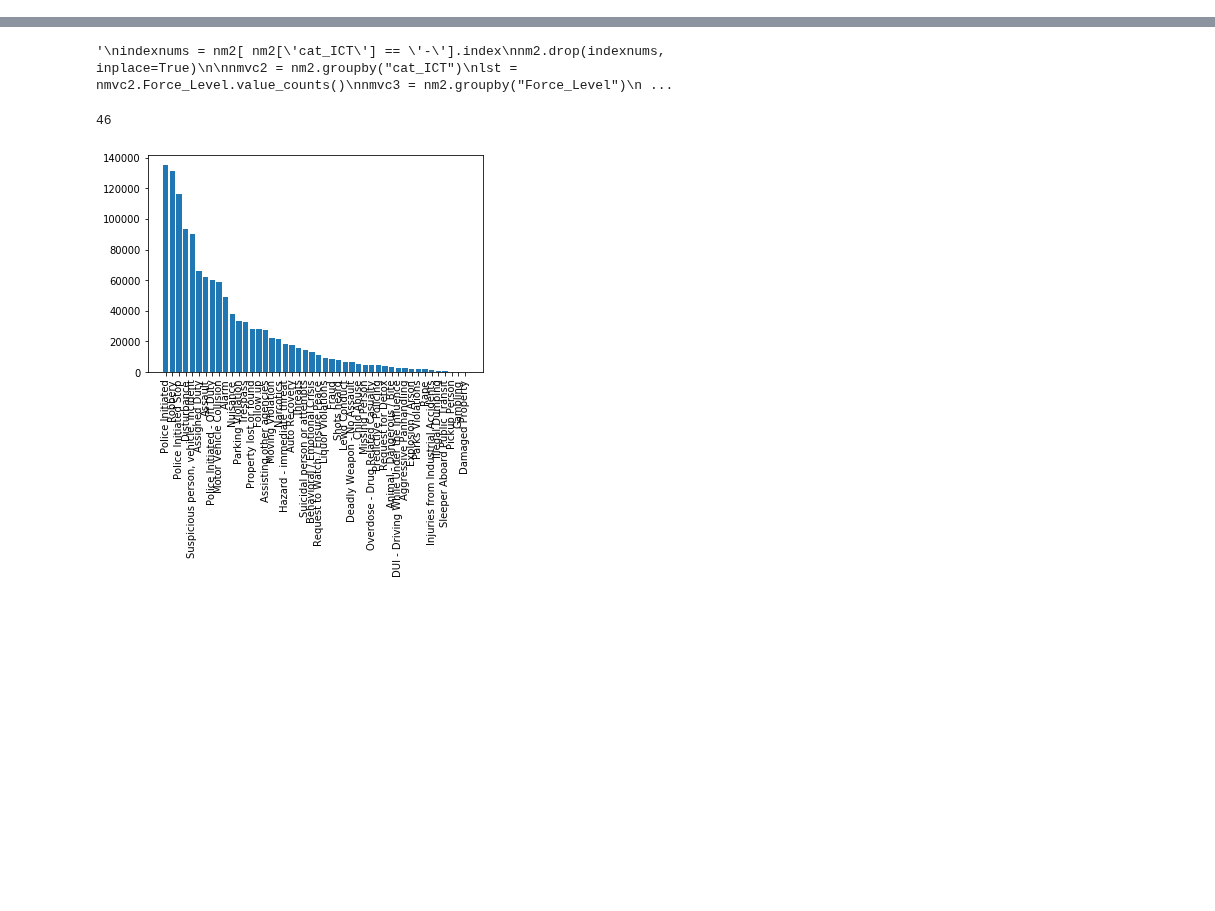
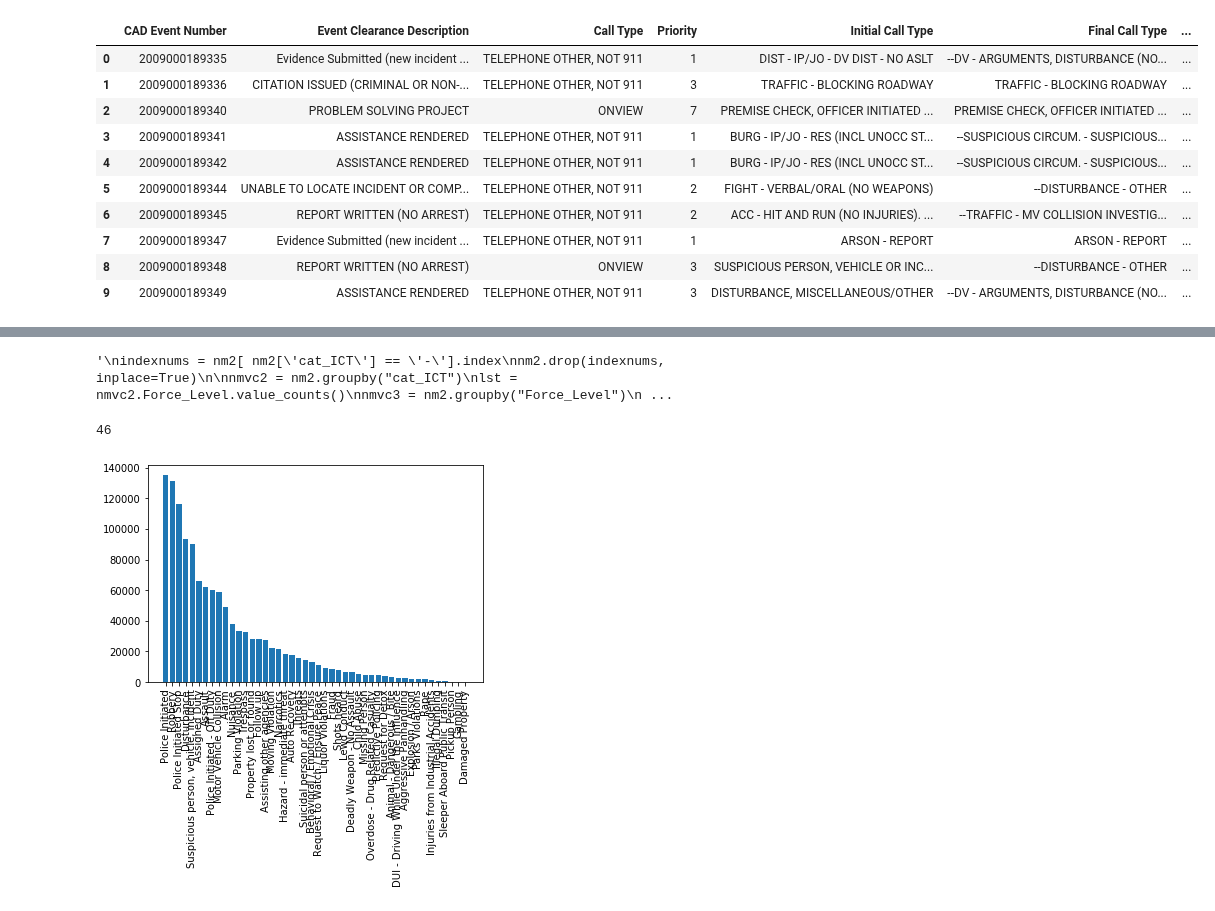
Before and after one commit to SarahMBurgart/use-of-force, a Jupyter notebook: Modeling.ipynb, the cells around one changed output, grey strips where cells are left out. Cells and saved outputs as stored; diff of their text form; code cells hidden in the pictures; blank space fills up the shorter version.

```diff
--- a/Modeling.ipynb
+++ b/Modeling.ipynb
@@ -24,0 +29,14 @@ from sklearn.metrics import classification_report
+# %%
+smol
+# %% [output]
+|  | CAD Event Number | Event Clearance Description | Call Type | Priority | Initial Call Type | Final Call Type | ... |
+| 0 | 2009000189335 | Evidence Submitted (new incident ... | TELEPHONE OTHER, NOT 911 | 1 | DIST - IP/JO - DV DIST - NO ASLT | --DV - ARGUMENTS, DISTURBANCE (NO... | ... |
+| 1 | 2009000189336 | CITATION ISSUED (CRIMINAL OR NON-... | TELEPHONE OTHER, NOT 911 | 3 | TRAFFIC - BLOCKING ROADWAY | TRAFFIC - BLOCKING ROADWAY | ... |
+| 2 | 2009000189340 | PROBLEM SOLVING PROJECT | ONVIEW | 7 | PREMISE CHECK, OFFICER INITIATED ... | PREMISE CHECK, OFFICER INITIATED ... | ... |
+| 3 | 2009000189341 | ASSISTANCE RENDERED | TELEPHONE OTHER, NOT 911 | 1 | BURG - IP/JO - RES (INCL UNOCC ST... | --SUSPICIOUS CIRCUM. - SUSPICIOUS... | ... |
+| 4 | 2009000189342 | ASSISTANCE RENDERED | TELEPHONE OTHER, NOT 911 | 1 | BURG - IP/JO - RES (INCL UNOCC ST... | --SUSPICIOUS CIRCUM. - SUSPICIOUS... | ... |
+| 5 | 2009000189344 | UNABLE TO LOCATE INCIDENT OR COMP... | TELEPHONE OTHER, NOT 911 | 2 | FIGHT - VERBAL/ORAL (NO WEAPONS) | --DISTURBANCE - OTHER | ... |
+| 6 | 2009000189345 | REPORT WRITTEN (NO ARREST) | TELEPHONE OTHER, NOT 911 | 2 | ACC - HIT AND RUN (NO INJURIES). ... | --TRAFFIC - MV COLLISION INVESTIG... | ... |
+| 7 | 2009000189347 | Evidence Submitted (new incident ... | TELEPHONE OTHER, NOT 911 | 1 | ARSON - REPORT | ARSON - REPORT | ... |
+| 8 | 2009000189348 | REPORT WRITTEN (NO ARREST) | ONVIEW | 3 | SUSPICIOUS PERSON, VEHICLE OR INC... | --DISTURBANCE - OTHER | ... |
+| 9 | 2009000189349 | ASSISTANCE RENDERED | TELEPHONE OTHER, NOT 911 | 3 | DISTURBANCE, MISCELLANEOUS/OTHER | --DV - ARGUMENTS, DISTURBANCE (NO... | ... |
```
Also changed, not shown: parts of 27 cells of this notebook, 2 other files.
